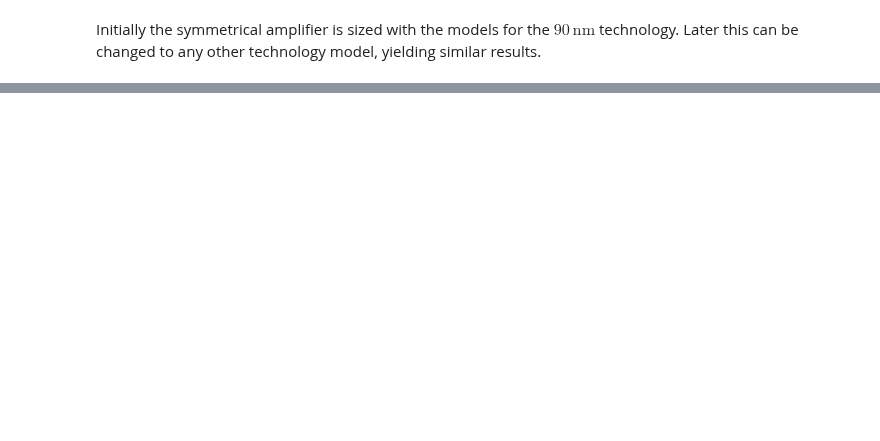
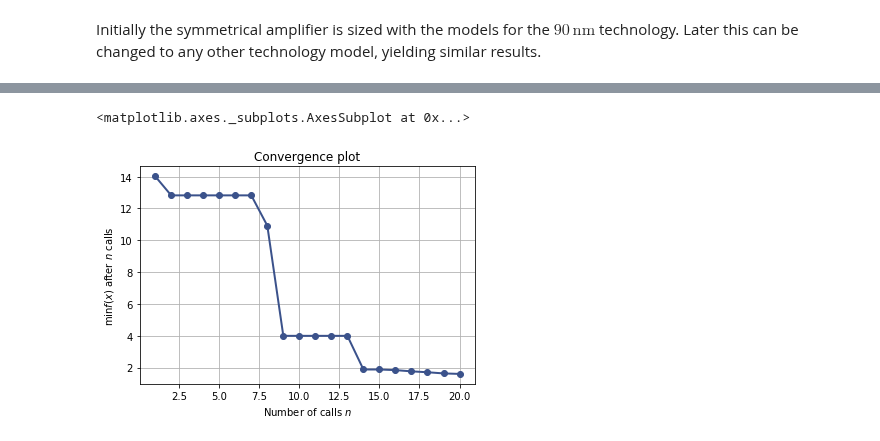
Before and after one commit to AugustUnderground/smacd2021-b4.4, a Jupyter notebook: notebooks/sym_sizing.ipynb, the cells around one changed output, grey strips where cells are left out. Drawn from its saved outputs; the diff is of its cells as text; code cells hidden in the pictures; blank space fills up the shorter version.

```diff
--- a/notebooks/sym_sizing.ipynb
+++ b/notebooks/sym_sizing.ipynb
@@ -255,0 +306,2 @@ pd.DataFrame([electrical_characteristics["MND12"]])
+# %%
+p_sym = partial(symamp_perf, 10.0, 10.0, 10.0, 10.0)
@@ -255,0 +310,10 @@ pd.DataFrame([electrical_characteristics["MND12"]])
+# %%
+A0dB_target = 48
+c_sym = lambda f: np.abs(p_sym(*f)[0] - A0dB_target)
+# %%
+res = gp_minimize( c_sym, [(1e6,1e11), (1e6,1e11), (1e6,1e11), (1e6,1e11)]
+                 , n_calls=20
+                 , n_random_starts=7
+                 , noise=0.0
+                 #, acq_func="EI"
+                 , )
@@ -255,0 +323,5 @@ pd.DataFrame([electrical_characteristics["MND12"]])
+# %%
+plot_convergence(res)
+# %% [output]
+<matplotlib.axes._subplots.AxesSubplot at 0x...>
+[figure, added]
```
Also changed, not shown: parts of 33 cells of this notebook.
